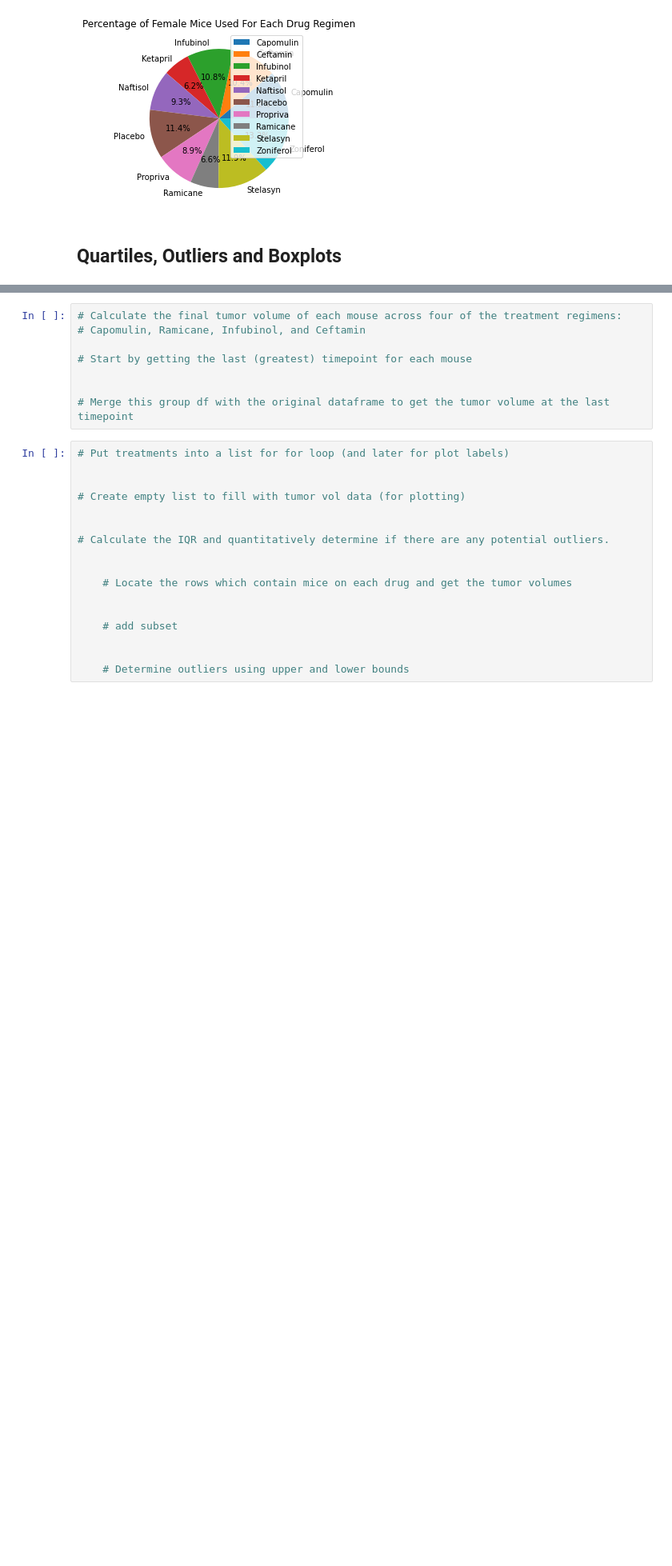
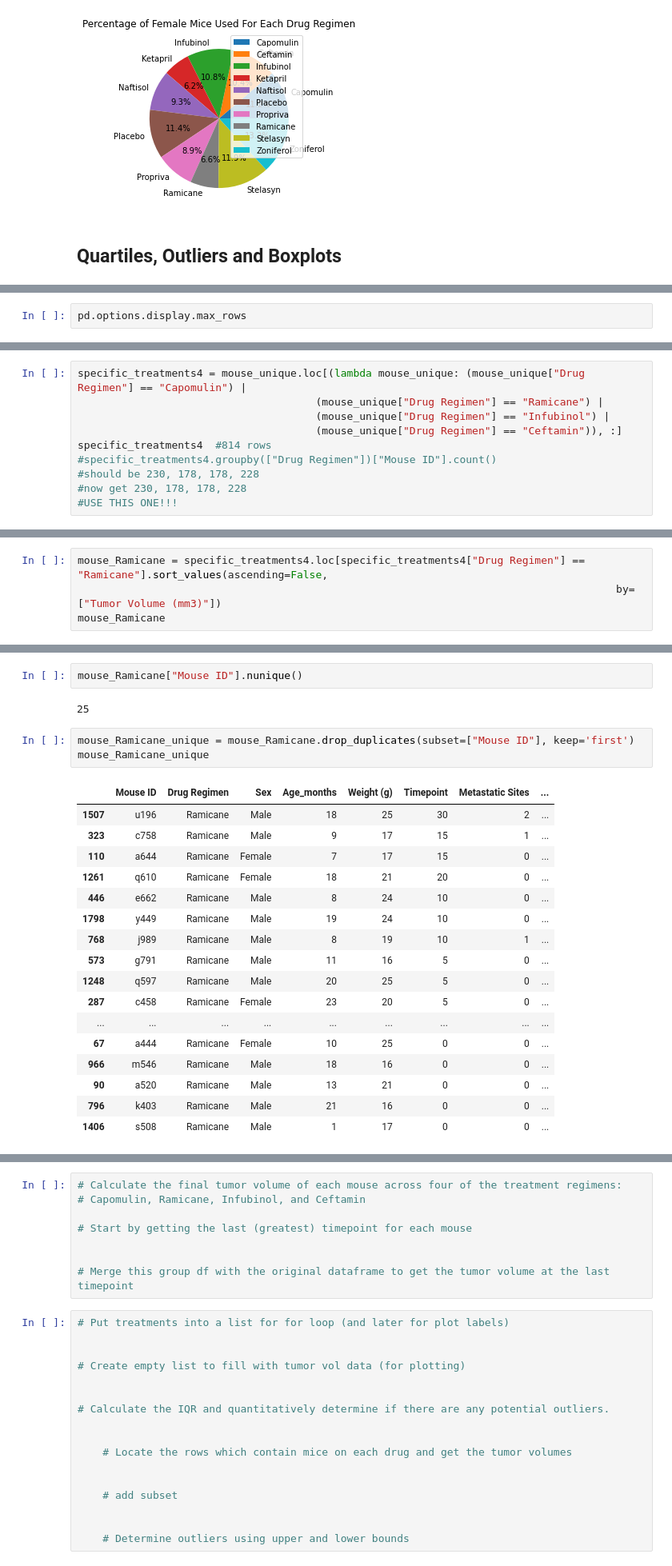
Before and after one commit to bsdutton/Matplotlib-challenge, a Jupyter notebook: Pymaceuticals/pymaceuticals-working.ipynb, the cells around one changed output, grey strips where cells are left out. Shown at 80% size. Cells and saved outputs as stored; diff of their text form; blank space fills up the shorter version.

```diff
--- a/Pymaceuticals/pymaceuticals-working.ipynb
+++ b/Pymaceuticals/pymaceuticals-working.ipynb
@@ -1684,0 +1792,2 @@ drug_sex_percent_female.plot.pie(y="Percent Female", labels=drug_sex_percent_fem
+# %%
+pd.options.display.max_rows
@@ -1684,0 +1976,10 @@ drug_sex_percent_female.plot.pie(y="Percent Female", labels=drug_sex_percent_fem
+# %%
+specific_treatments4 = mouse_unique.loc[(lambda mouse_unique: (mouse_unique["Drug Regimen"] == "Capomulin") |
+                                      (mouse_unique["Drug Regimen"] == "Ramicane") |
+                                      (mouse_unique["Drug Regimen"] == "Infubinol") |
+                                      (mouse_unique["Drug Regimen"] == "Ceftamin")), :]
+specific_treatments4  #814 rows
+#specific_treatments4.groupby(["Drug Regimen"])["Mouse ID"].count()
+#should be 230, 178, 178, 228
+#now get 230, 178, 178, 228
+#USE THIS ONE!!!
@@ -1684,0 +2031,4 @@ drug_sex_percent_female.plot.pie(y="Percent Female", labels=drug_sex_percent_fem
+# %%
+mouse_Ramicane = specific_treatments4.loc[specific_treatments4["Drug Regimen"] == "Ramicane"].sort_values(ascending=False,
+                                                                                      by=["Tumor Volume (mm3)"])
+mouse_Ramicane
@@ -1684,0 +2049,25 @@ drug_sex_percent_female.plot.pie(y="Percent Female", labels=drug_sex_percent_fem
+# %%
+mouse_Ramicane["Mouse ID"].nunique()
+# %% [output]
+25
+# %%
+mouse_Ramicane_unique = mouse_Ramicane.drop_duplicates(subset=["Mouse ID"], keep='first')
+mouse_Ramicane_unique
+# %% [output]
+|  | Mouse ID | Drug Regimen | Sex | Age_months | Weight (g) | Timepoint | Metastatic Sites | ... |
+| 1507 | u196 | Ramicane | Male | 18 | 25 | 30 | 2 | ... |
+| 323 | c758 | Ramicane | Male | 9 | 17 | 15 | 1 | ... |
+| 110 | a644 | Ramicane | Female | 7 | 17 | 15 | 0 | ... |
+| 1261 | q610 | Ramicane | Female | 18 | 21 | 20 | 0 | ... |
+| 446 | e662 | Ramicane | Male | 8 | 24 | 10 | 0 | ... |
+| 1798 | y449 | Ramicane | Male | 19 | 24 | 10 | 0 | ... |
+| 768 | j989 | Ramicane | Male | 8 | 19 | 10 | 1 | ... |
+| 573 | g791 | Ramicane | Male | 11 | 16 | 5 | 0 | ... |
+| 1248 | q597 | Ramicane | Male | 20 | 25 | 5 | 0 | ... |
+| 287 | c458 | Ramicane | Female | 23 | 20 | 5 | 0 | ... |
+| ... | ... | ... | ... | ... | ... | ... | ... | ... |
+| 67 | a444 | Ramicane | Female | 10 | 25 | 0 | 0 | ... |
+| 966 | m546 | Ramicane | Male | 18 | 16 | 0 | 0 | ... |
+| 90 | a520 | Ramicane | Male | 13 | 21 | 0 | 0 | ... |
+| 796 | k403 | Ramicane | Male | 21 | 16 | 0 | 0 | ... |
+| 1406 | s508 | Ramicane | Male | 1 | 17 | 0 | 0 | ... |
```
Also changed, not shown: parts of 61 cells of this notebook, 13 other files.
